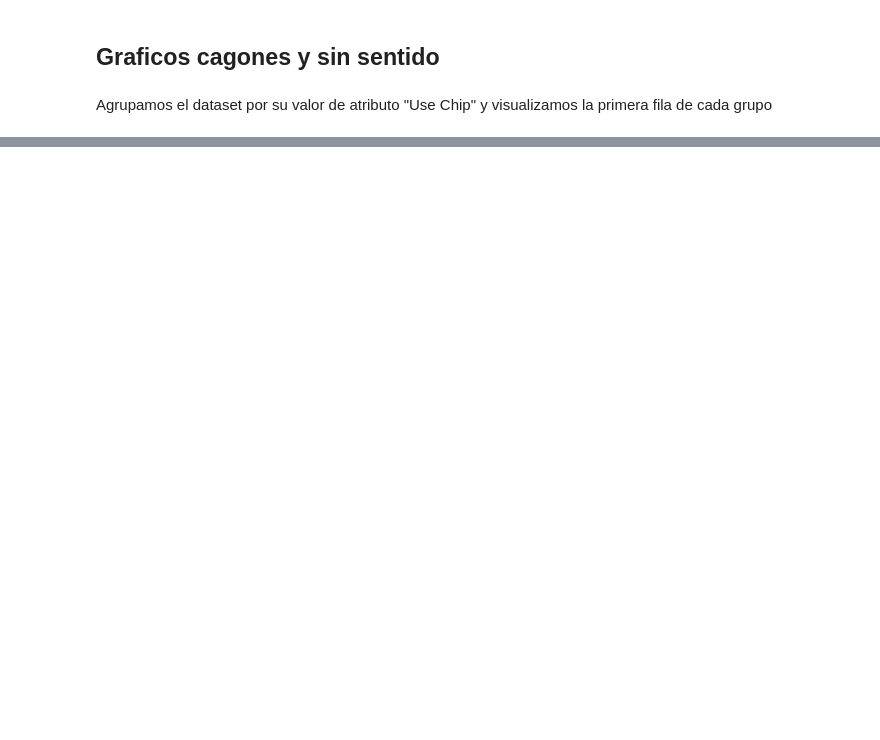
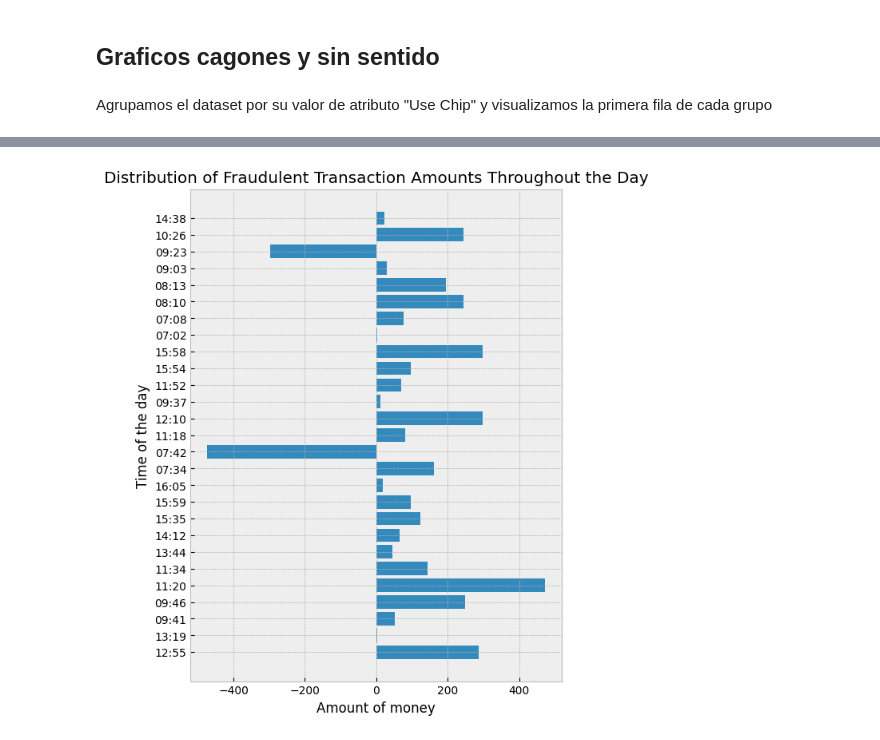
Before and after one commit to AlePatata/Proyecto-Mineros, a Jupyter notebook: HITO_1.ipynb, the cells around one changed output, grey strips where cells are left out. Saved outputs shown, nothing was run; the diff lists cells and outputs as text; code cells hidden in the pictures; blank space fills up the shorter version.

```diff
--- a/HITO_1.ipynb
+++ b/HITO_1.ipynb
@@ -107,12 +115,14 @@ plt.show()
 # %%
-df_a = df.loc[(df['Is Fraud?']=='Yes')]
+df_a = df_min.loc[(df_min['Is Fraud?']=='Yes')]
 
 fig, ax = plt.subplots(figsize=(6, 8))
 
 ax.barh(df_a.Time, df_a['Amount'])
 
 ax.set_title('Distribution of Fraudulent Transaction Amounts Throughout the Day')
 ax.set_xlabel('Amount of money')
 ax.set_ylabel('Time of the day')
 
 plt.show()
+# %% [output]
+[figure, added]
```
Also changed, not shown: parts of 9 cells of this notebook.
